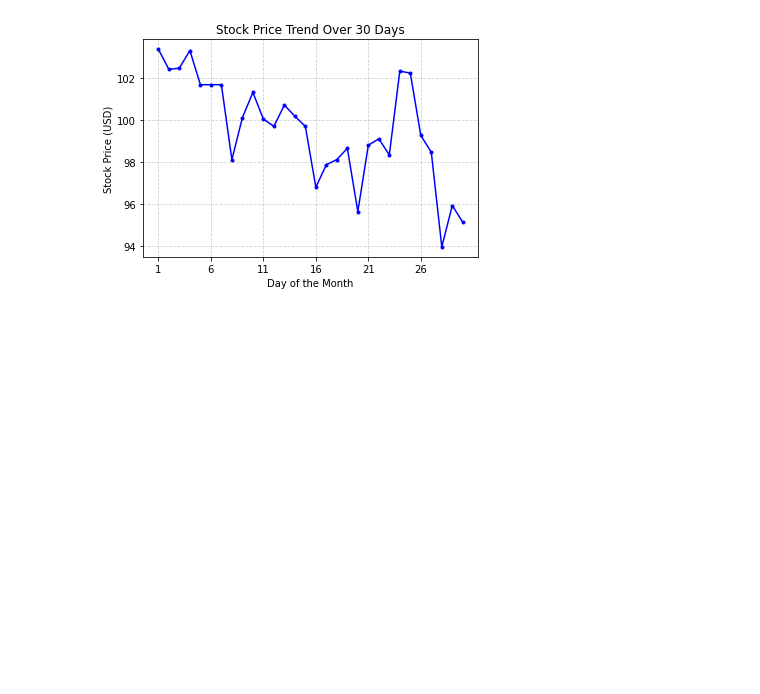
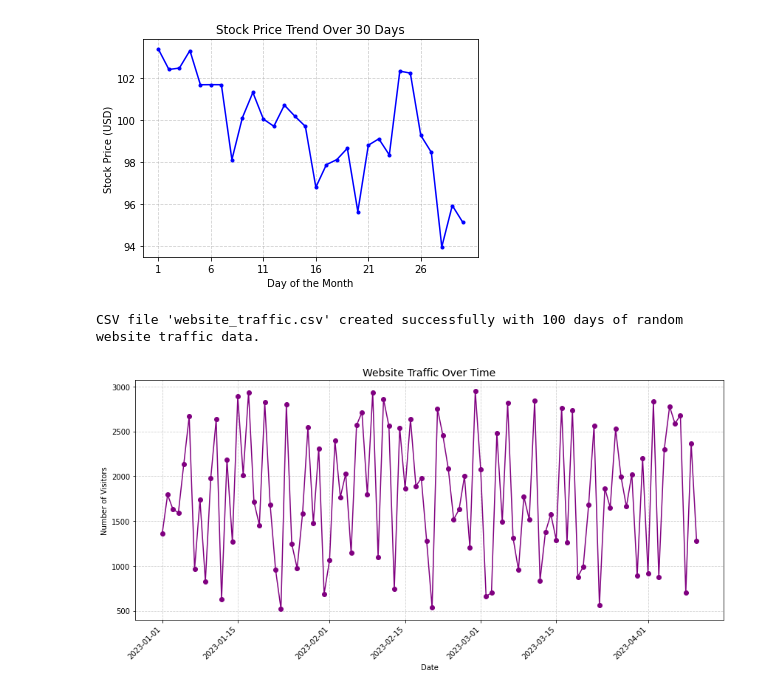
Before and after one commit to 42Wor/matplotlib, a Jupyter notebook: Line_Plot.ipynb, the cells around one changed output. Cells and saved outputs as stored; diff of their text form; code cells hidden in the pictures; blank space fills up the shorter version.

```diff
--- a/Line_Plot.ipynb
+++ b/Line_Plot.ipynb
@@ -59,0 +69,48 @@ plt.show()
+# %%
+csv_filename = 'website_traffic.csv'  # Name of the CSV file to create
+num_days = 100                       # Number of days of data
+start_date = datetime.date(2023, 1, 1)  # Starting date for the data
+min_visitors = 500                    # Minimum daily visitors
+max_visitors = 3000                   # Maximum daily visitors
+
+dates = [start_date + datetime.timedelta(days=i) for i in range(num_days)]
+dates_str = [date.strftime('%Y-%m-%d') for date in dates]
+np.random.seed(42)
+visitors = np.random.randint(min_visitors, max_visitors + 1, size=num_days)
+data = {'Date': dates_str, 'Visitors': visitors}
+df = pd.DataFrame(data)
+
+df.to_csv(csv_filename, index=False)  # index=False prevents writing row indices to the CSV
+
+print(f"CSV file '{csv_filename}' created successfully with {num_days} days of random website traffic data.")
+# %% [output]
+CSV file 'website_traffic.csv' created successfully with 100 days of random website traffic data.
+# %%
+# --- 2. Extract Data for Plotting ---
+data = pd.read_csv('website_traffic.csv') # Load the CSV file 100 rows
+
+
+dates = pd.to_datetime(data['Date']) # Convert 'Date' column to datetime objects
+visitors = data['Visitors']
+
+# --- 3. Create and Customize the Line Plot ---
+plt.figure(figsize=(12, 6)) # Figure size for better viewing - reduced from (80, 50) to a more reasonable size
+plt.plot(dates, visitors, marker='o', linestyle='-', color='purple')
+
+plt.title('Website Traffic Over Time', fontsize=14) # Changed title to be more general and accurate for daily data
+plt.xlabel('Date', fontsize=10)
+plt.ylabel('Number of Visitors', fontsize=10)
+plt.grid(True, linestyle='--', alpha=0.6)
+
+# Format x-axis to display dates nicely
+plt.gca().xaxis.set_major_formatter(mdates.DateFormatter('%Y-%m-%d')) # Format dates on x-axis
+plt.gca().xaxis.set_major_locator(mdates.AutoDateLocator()) # Automatically choose date intervals
+
+plt.xticks(rotation=45, ha='right') # Rotate date labels - keep this for readability
+
+plt.tight_layout()
+
+# --- 4. Show the Plot ---
+plt.show()
+# %% [output]
+[figure, added]
```
Also changed, not shown: parts of 2 cells of this notebook, 3 other files.
